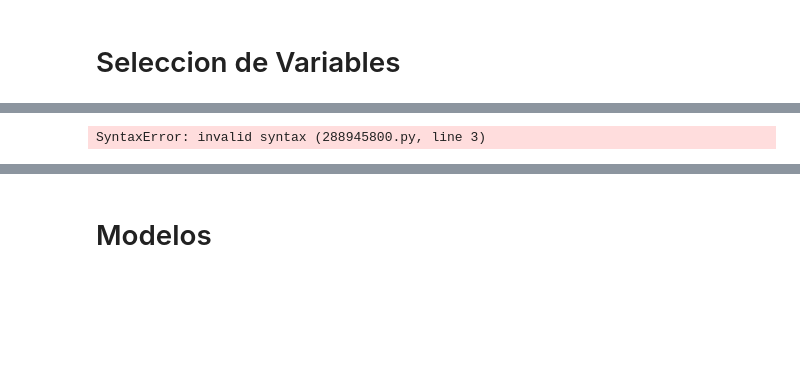
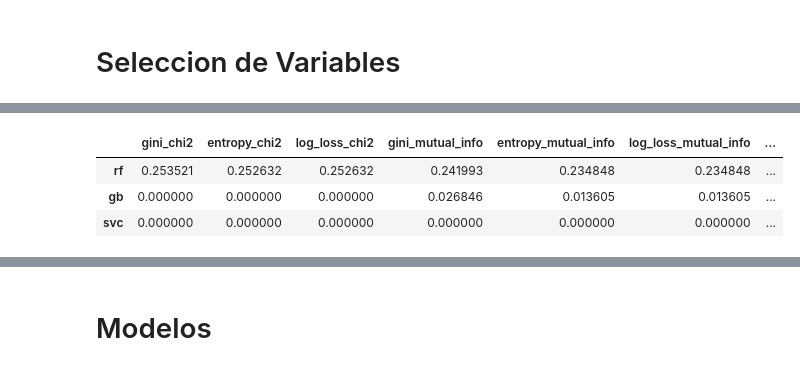
Before and after one commit to lguerra98/human_resources, a Jupyter notebook: eda.ipynb, the cells around one changed output, grey strips where cells are left out. Saved outputs shown, nothing was run; the diff lists cells and outputs as text; code cells hidden in the pictures; blank space fills up the shorter version.

```diff
--- a/eda.ipynb
+++ b/eda.ipynb
@@ -96,5 +132,10 @@ vars_kb, vars_rfe, n_select = feature_sel(num_rfe=8)
 # %%
-vars = vars_rfe["gini_chi2"].values.tolist()
-n_select.index.values.tolist()
+with open("features/eval_df.pkl", "rb") as f:
+    eval_df_alldata = pickle.load(f)
+
+eval_df_alldata
 # %% [output]
-SyntaxError: invalid syntax (288945800.py, line 3)
+|  | gini_chi2 | entropy_chi2 | log_loss_chi2 | gini_mutual_info | entropy_mutual_info | log_loss_mutual_info | ... |
+| rf | 0.253521 | 0.252632 | 0.252632 | 0.241993 | 0.234848 | 0.234848 | ... |
+| gb | 0.000000 | 0.000000 | 0.000000 | 0.026846 | 0.013605 | 0.013605 | ... |
+| svc | 0.000000 | 0.000000 | 0.000000 | 0.000000 | 0.000000 | 0.000000 | ... |
```
Also changed, not shown: parts of 49 cells of this notebook, 15 other files.
